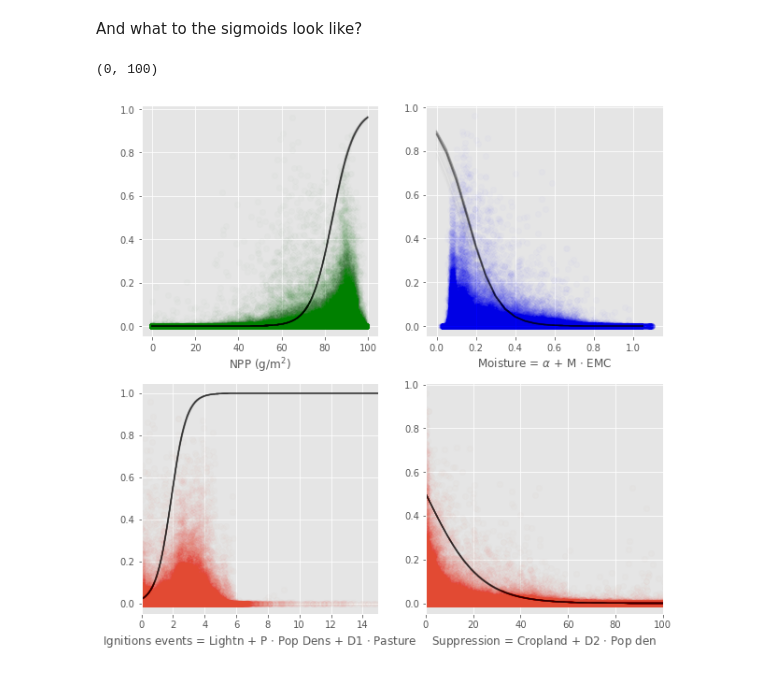
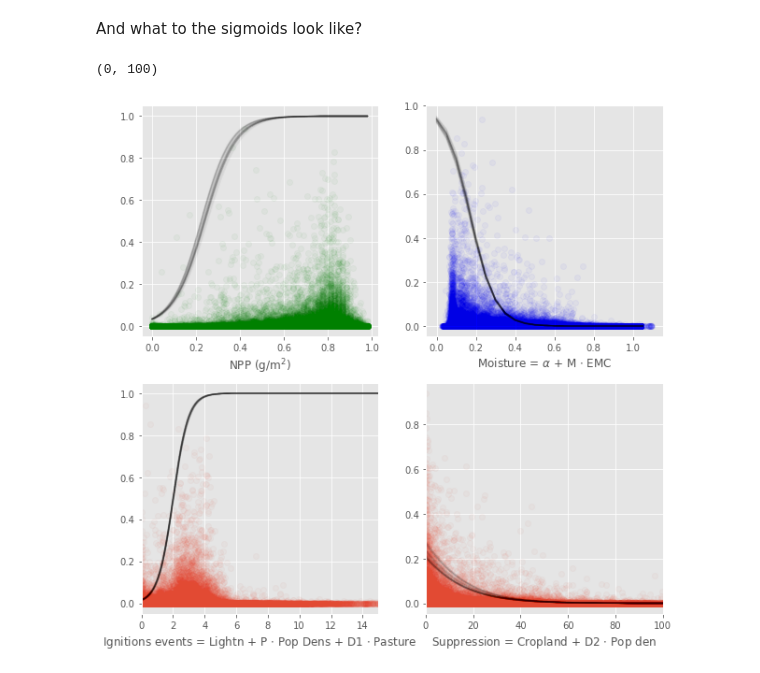
Before and after one commit to rhyswhitley/fire_limitation, a Jupyter notebook: notebooks/bayesian_inference.ipynb, the cells around one changed output. Drawn from its saved outputs; the diff is of its cells as text; code cells hidden in the pictures.

Commit message:
spreding veg cover out with power function

```diff
--- a/notebooks/bayesian_inference.ipynb
+++ b/notebooks/bayesian_inference.ipynb
@@ -198,7 +198,7 @@ line_select = np.random.choice(range(0, nlines), npoints, False)
 fd          = load_with_buffer(DATAPATH, line_select)
 # %%
 fd['fuel'] = npLog0(fd['NPP'].values)
-fd['vegCover'] = 100.0 - fd['bareground']
+fd['vegCover'] = (100.0 - fd['bareground'])/100.0
 # %% [markdown]
 Do a sanity check to make sure our data has imported correctly.
 # %%
@@ -255,16 +255,17 @@ Back to the code.., `pymc3` is quite funky in that it allows me to create an emp
 with pm3.Model() as fire_error:
 
 # first for the sigmoids
-    fuel_x0        = pm3.Uniform('fuel_x0'       ,     0.0,  200.0)
+    fuel_x0        = pm3.Uniform('fuel_x0'       ,     -1.0,  2.0)
     fuel_k         = pm3.Uniform('fuel_k'        ,     0.0, 1000.0)
+    fuel_pw        = pm3.Uniform('fuel_pw'       ,     1.0, 1000.0)
 
-    moisture_x0    = pm3.Uniform('moisture_x0'   ,     0.0,  200.0)
+    moisture_x0    = pm3.Uniform('moisture_x0'   ,     -100.0,  200.0)
     moisture_k     = pm3.Uniform('moisture_k'    ,     0.0, 1000.0)
 
     ignition_x0    = pm3.Uniform('igntions_x0'   ,     -100, 30.0)
     ignition_k     = pm3.Uniform('igntions_k'    ,     0.0, 1000.0)
 
-    suppression_x0 = pm3.Uniform('suppression_x0',     0.0,  100.0)
+    suppression_x0 = pm3.Uniform('suppression_x0',     -100.0,  100.0)
     suppression_k  = pm3.Uniform('suppression_k' ,     0.0, 1000.0)
 
     max_f          = pm3.Uniform('max_f'         ,     0.0,    1.0)
@@ -353,7 +354,7 @@ The iterations at the start are just letting the optimization settle. So we will
 # %%
 varnames = mcmc_traces.varnames
 
-def cutFirstX(varname, ncut = 50):
+def cutFirstX(varname, ncut = 70):
     vals = mcmc_traces.get_values(varname)
     ncut = round(len(vals) * ncut / 100)
     vals = vals[ncut:]
@@ -402,7 +403,7 @@ And what to the sigmoids look like?
 from pdb import set_trace as browser
 
 def pltVsFire(x, xlab, pnt = 'o', *args, **kw):
-    plt.plot(x, fd.fire, pnt, alpha = 0.01, *args, **kw)
+    plt.plot(x, fd.fire, pnt, alpha = 0.03, *args, **kw)
     plt.xlabel(xlab)
 
 def np_sigmoid(x, k, x0):
@@ -431,12 +432,14 @@ plt.figure(figsize=(10, 10))
 ####################
 plt.subplot(2, 2, 1)
 ## scatter plot
-f_fuel = fd["vegCover"].values
-pltVsFire(fd["vegCover"].values, "NPP (g/m$^2$)", 'go')
+fp = 2#np.mean(vals['fuel_pw'])
+f_fuel = (fd["vegCover"].values)**fp
+
+pltVsFire(f_fuel, "NPP (g/m$^2$)", 'go')
 
 ## Line of best fit
 #Fuel = np.arange(-6, fd.fuel.max(), 0.01)
-Fuel = np.arange(0, 100, 0.1)
+Fuel = np.arange(0, f_fuel.max(), 0.01)
 r_fuel = randomParam(Fuel, 'fuel_x0', 'fuel_k')
 #NPP = np.exp(Fuel)
 for r in r_fuel: plt.plot(Fuel, r, 'k', alpha=.01)
@@ -484,31 +487,31 @@ r_Ignite = randomParam(Ignite, 'igntions_x0', 'igntions_k')
 #Ignite = np.exp(Ignite)
 for r in r_Ignite: plt.plot(Ignite, r, 'k', alpha=.01)
 
 #plt.plot(Ignite, yay, 'red')
 
 
 ## cfg plot
 #plt.xscale('log')
 plt.xlim(0,15)
 
 ####################
 ## Suppression    ##
 ####################
 plt.subplot(2, 2, 4)
 #scatter plot
 cD2 = np.mean(vals['cD2'])
 f_suppression = supression(fd["cropland"].values, \
                            fd["population_density"].values, \
                            cD2)
 
 pltVsFire(f_suppression, "Suppression = Cropland + D2 $\cdot$ Pop den")
 
 # Line of best fit
 Suppress = np.arange(0, 100, 0.01)
 r_suppression = randomParam(Suppress, 'suppression_x0', 'suppression_k', -1.0)
 for r in r_suppression: plt.plot(Suppress, r, 'k', alpha=.01)
 
 plt.xlim(0, 100)
 # %% [output]
 (0, 100)
-[figure, old version]
+[figure, new version]
```
Also changed, not shown: parts of 7 cells of this notebook.
